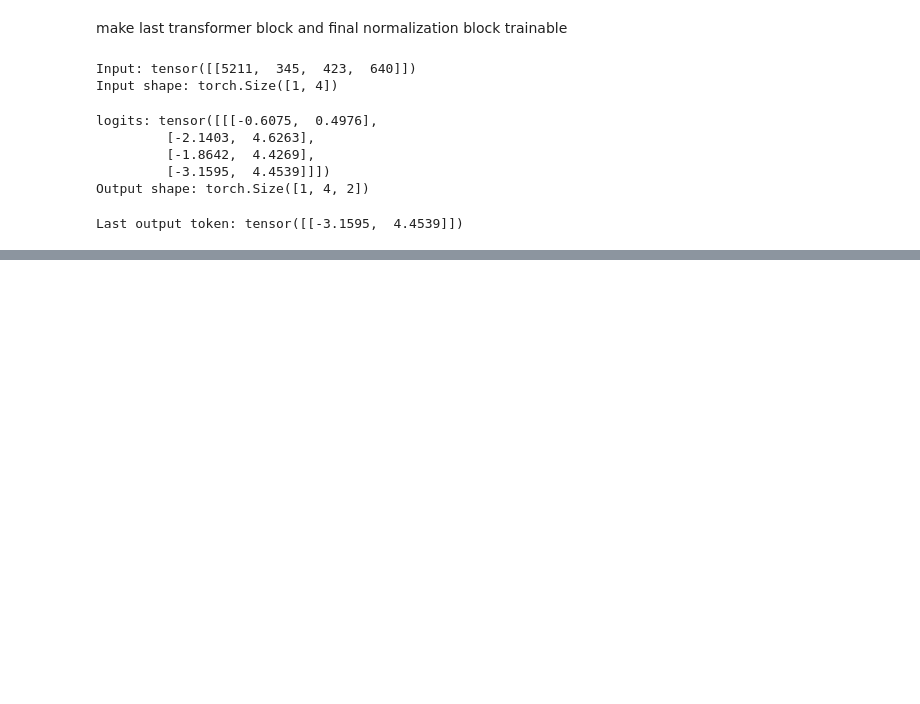
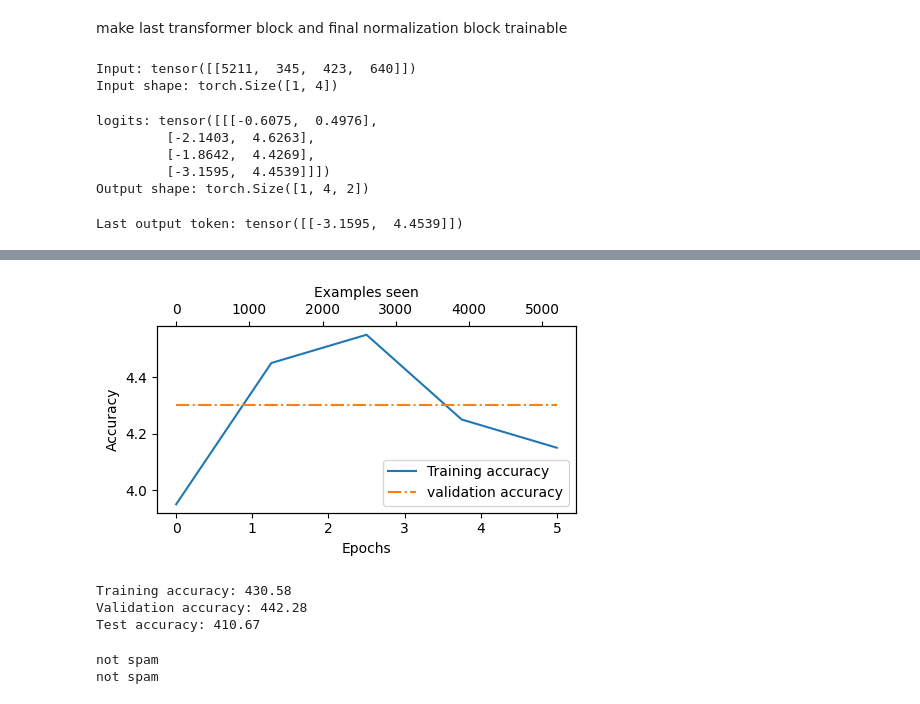
Before and after one commit to AmeenaNaveeda/build_a_llm, a Jupyter notebook: llm-scratch-chapter-6.ipynb, the cells around one changed output, grey strips where cells are left out. Cells and saved outputs as stored; diff of their text form; code cells hidden in the pictures; blank space fills up the shorter version.

```diff
--- a/llm-scratch-chapter-6.ipynb
+++ b/llm-scratch-chapter-6.ipynb
@@ -411,0 +467,7 @@ Last output token: tensor([[-3.1595,  4.4539]])
+# %%
+def calc_loss_batch(input_batch, target_batch, model, device):
+    input_batch = input_batch.to(device)
+    target_batch = target_batch.to(device)
+    logits = model(input_batch)[:,-1,:]
+    loss = torch.nn.functional.cross_entropy(logits, target_batch)
+    return loss
@@ -411,0 +621,21 @@ Last output token: tensor([[-3.1595,  4.4539]])
+# %%
+epochs_tensor = torch.linspace(0,num_epochs,len(train_accs))
+examples_seen_tensor = torch.linspace(0, examples_seen, len(train_accs))
+
+plot_values(
+    epochs_tensor, examples_seen_tensor,train_accs,val_accs, label="accuracy"
+)
+# %% [output]
+[figure, added]
+# %%
+train_accuracy = calc_accuracy_loader(train_loader, model, device)
+val_accuracy = calc_accuracy_loader(validation_loader, model, device)
+test_accuracy = calc_accuracy_loader(test_loader, model, device)
+
+print(f"Training accuracy: {train_accuracy*100:.2f}")
+print(f"Validation accuracy: {val_accuracy*100:.2f}")
+print(f"Test accuracy: {test_accuracy*100:.2f}")
+# %% [output]
+Training accuracy: 430.58
+Validation accuracy: 442.28
+Test accuracy: 410.67
@@ -411,0 +666,19 @@ Last output token: tensor([[-3.1595,  4.4539]])
+# %%
+text_1 = (
+    "you are a winner you have been specially"
+    " selected to recieve $1000 cash or a $2000 award"
+)
+print(clasify_review(
+    text_1, model, tokenizer, device, max_length=train_dataset.max_length
+))
+
+text_2 = (
+    "Hey, just wanted to check if we're still on"
+    " for dinner tonight? let me know!"
+)
+print(clasify_review(
+    text_2, model, tokenizer, device, max_length=train_dataset.max_length
+))
+# %% [output]
+not spam
+not spam
```
Also changed, not shown: parts of 12 cells of this notebook.
